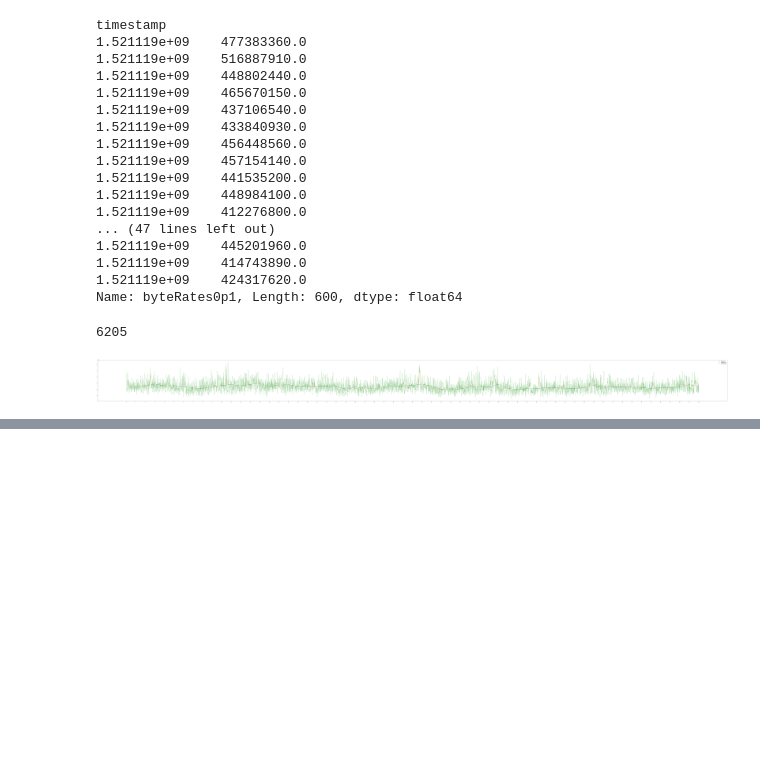
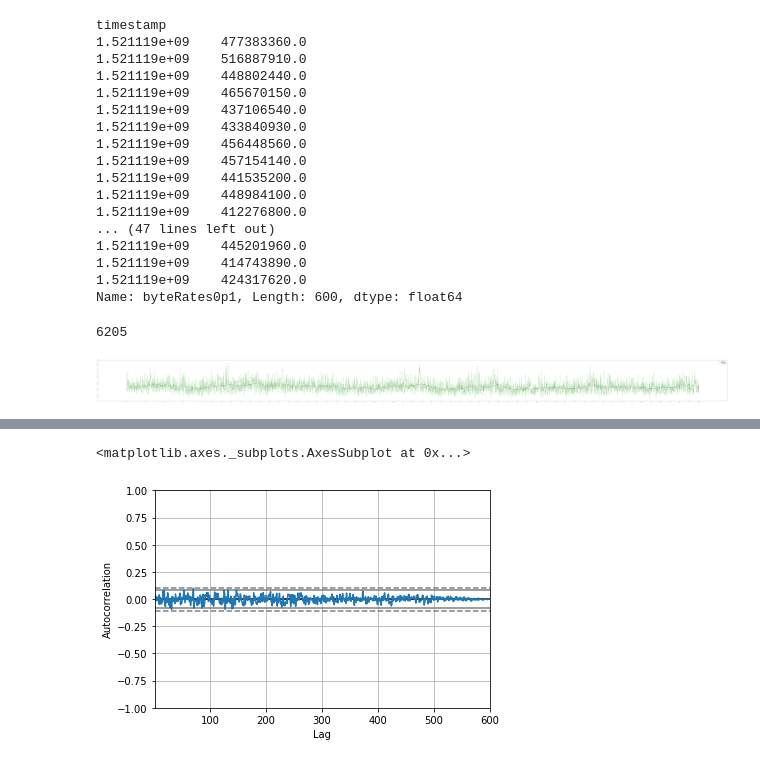
Before and after one commit to zijun726911/Traffic-Simulation, a Jupyter notebook: script/main.ipynb, the cells around one changed output, grey strips where cells are left out. Cells and saved outputs as stored; diff of their text form; code cells hidden in the pictures; blank space fills up the shorter version.

```diff
--- a/script/main.ipynb
+++ b/script/main.ipynb
@@ -102,4 +121,7 @@ distfig.get_figure().savefig("dist_plot_0_001_time_slot")
 # %%
 
 
-pd.plotting.autocorrelation_plot([math.sin(x) for x in range(100) ])
+pd.plotting.autocorrelation_plot([random.random() for x in range(600) ])
+# %% [output]
+<matplotlib.axes._subplots.AxesSubplot at 0x...>
+[figure, added]
```
Also changed, not shown: parts of 4 cells of this notebook, 6 other files.
